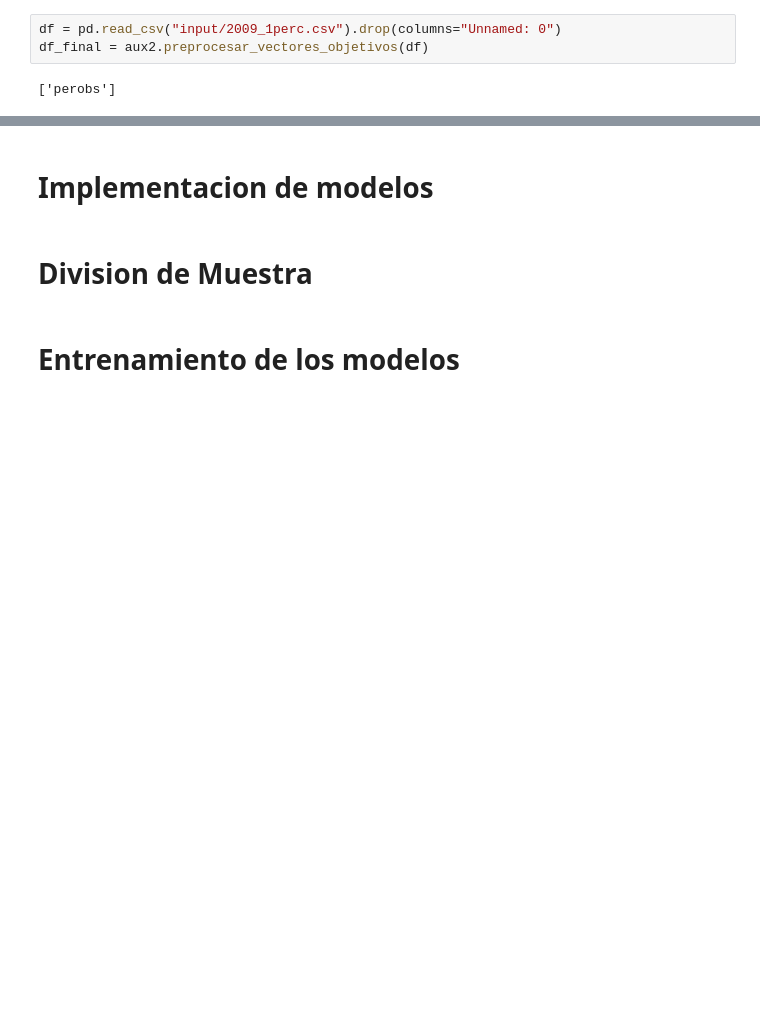
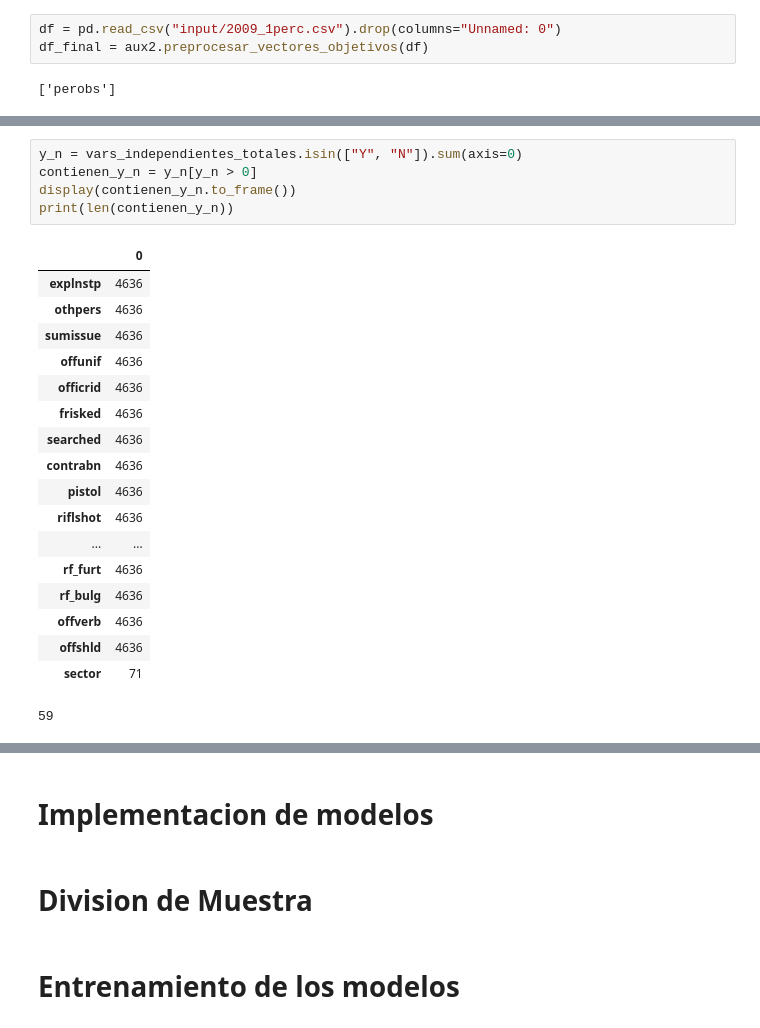
Before and after one commit to JavierRojas14/personal, a Jupyter notebook: G56/machine-learning/prueba/prueba_2/hito_2/javierrojas-prueba-2-hito-2.ipynb, the cells around one changed output, grey strips where cells are left out. Cells and saved outputs as stored; diff of their text form; blank space fills up the shorter version.

```diff
--- a/G56/machine-learning/prueba/prueba_2/hito_2/javierrojas-prueba-2-hito-2.ipynb
+++ b/G56/machine-learning/prueba/prueba_2/hito_2/javierrojas-prueba-2-hito-2.ipynb
@@ -33,0 +85,24 @@ df_final = aux2.preprocesar_vectores_objetivos(df)
+# %%
+y_n = vars_independientes_totales.isin(["Y", "N"]).sum(axis=0)
+contienen_y_n = y_n[y_n > 0]
+display(contienen_y_n.to_frame())
+print(len(contienen_y_n))
+# %% [output]
+|  | 0 |
+| explnstp | 4636 |
+| othpers | 4636 |
+| sumissue | 4636 |
+| offunif | 4636 |
+| officrid | 4636 |
+| frisked | 4636 |
+| searched | 4636 |
+| contrabn | 4636 |
+| pistol | 4636 |
+| riflshot | 4636 |
+| ... | ... |
+| rf_furt | 4636 |
+| rf_bulg | 4636 |
+| offverb | 4636 |
+| offshld | 4636 |
+| sector | 71 |
+59
```
Also changed, not shown: parts of 7 cells of this notebook.
